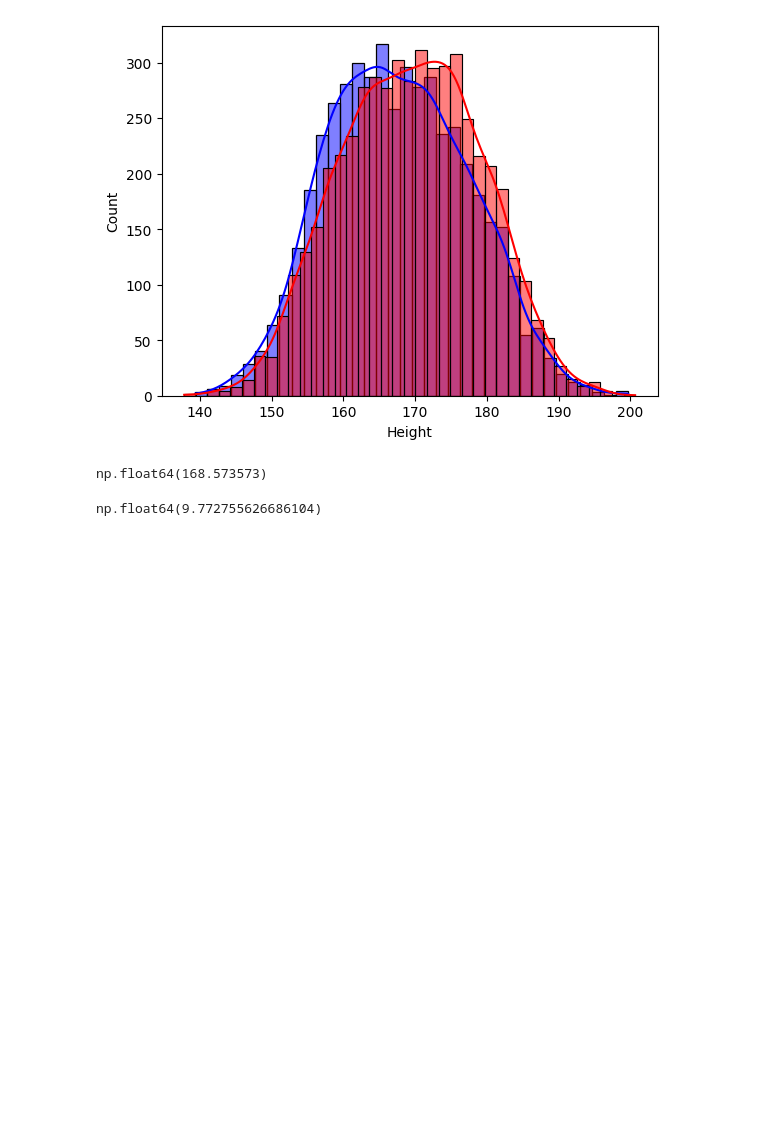
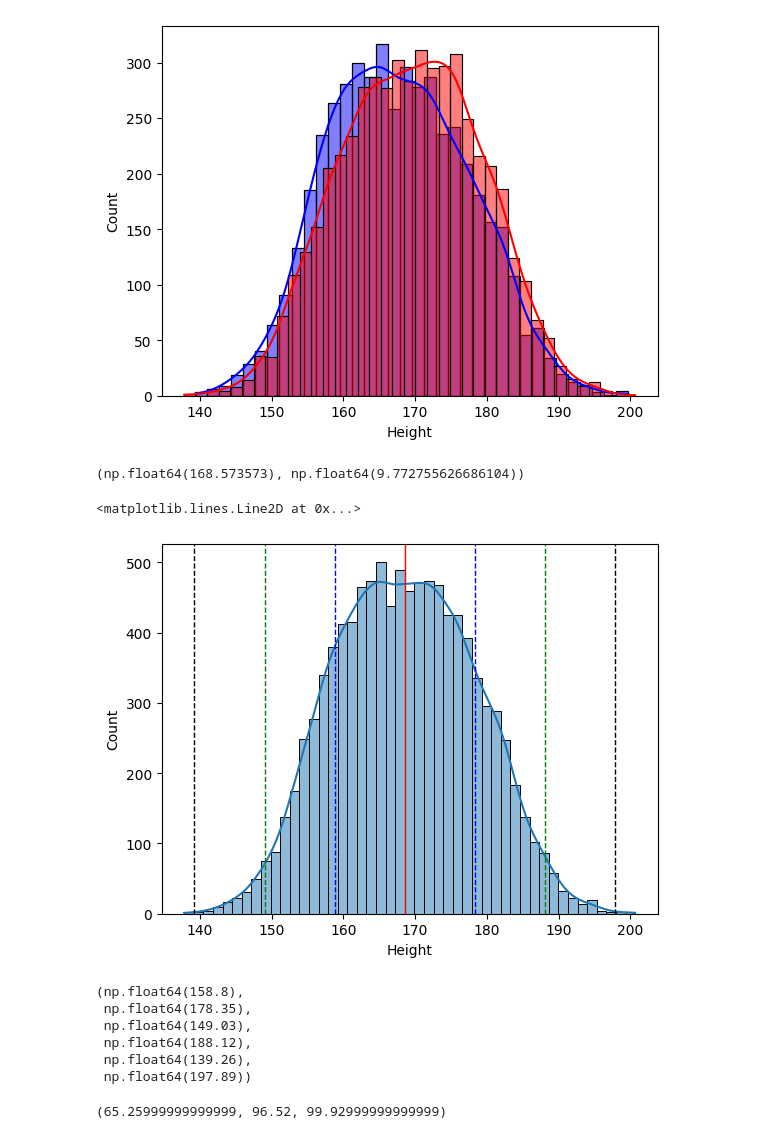
Before and after one commit to jdhova/Statistics, a Jupyter notebook: Statistics2.ipynb, the cells around one changed output. Saved outputs shown, nothing was run; the diff lists cells and outputs as text; code cells hidden in the pictures; blank space fills up the shorter version.

```diff
--- a/Statistics2.ipynb
+++ b/Statistics2.ipynb
@@ -90,8 +90,3 @@ sns.histplot(dataFemale.Height,kde= True,color='red')
 [figure]
 # %%
 ##### Using the Full Data Set so I can get outliars
-# %%
-meanHeights = df2.Height.mean()
-meanHeights
-# %% [output]
-np.float64(168.573573)
@@ -98,5 +95,5 @@ np.float64(168.573573)
 # %%
-stdHeight = df2.Height.std()
-stdHeight
+meanHeight,stdHeight = df2.Height.mean(),df2.Height.std()
+meanHeight,stdHeight
 # %% [output]
-np.float64(9.772755626686104)
+(np.float64(168.573573), np.float64(9.772755626686104))
@@ -108,0 +100,19 @@ meanMaleHeight
+# %%
+sns.histplot(df2.Height, kde= True)
+plt.axvline(meanHeight, color='r',linestyle = 'solid',linewidth =1)
+
+
+plt.axvline(meanHeight + stdHeight, color='b',linestyle = 'dashed', linewidth =1)
+plt.axvline(meanHeight - stdHeight, color='b',linestyle = 'dashed', linewidth =1)
+
+
+plt.axvline(meanHeight + 2* stdHeight, color='g',linestyle = 'dashed', linewidth =1)
+plt.axvline(meanHeight - 2* stdHeight, color='g',linestyle = 'dashed', linewidth =1)
+
+
+
+plt.axvline(meanHeight + 3* stdHeight, color='black',linestyle = 'dashed', linewidth =1)
+plt.axvline(meanHeight - 3* stdHeight, color='black',linestyle = 'dashed', linewidth =1)
+# %% [output]
+<matplotlib.lines.Line2D at 0x...>
+[figure, added]
@@ -108,0 +125,9 @@ meanMaleHeight
+# %%
+l1,r1,l2,r2,l3,r3
+# %% [output]
+(np.float64(158.8),
+ np.float64(178.35),
+ np.float64(149.03),
+ np.float64(188.12),
+ np.float64(139.26),
+ np.float64(197.89))
@@ -108,0 +138,4 @@ meanMaleHeight
+# %%
+pge1,pge2,pge3
+# %% [output]
+(65.25999999999999, 96.52, 99.92999999999999)
```
Also changed, not shown: parts of 12 cells of this notebook, 1 other file.
